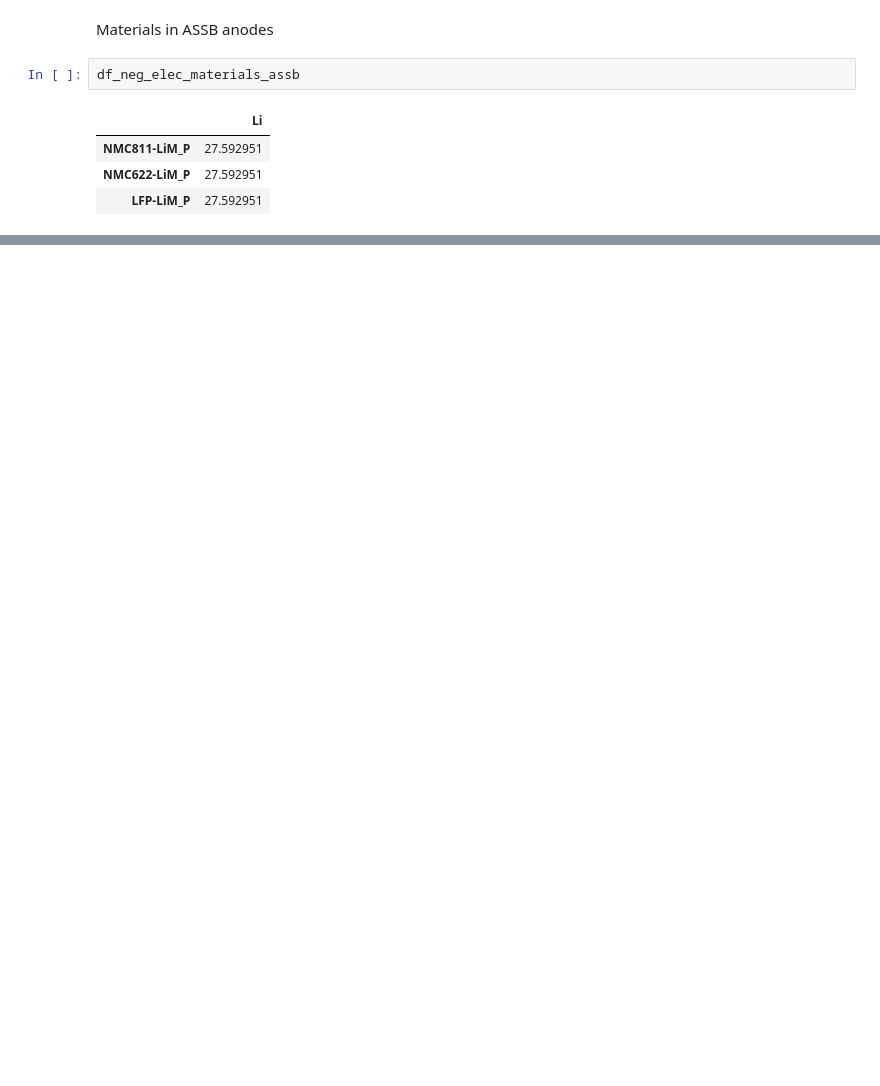
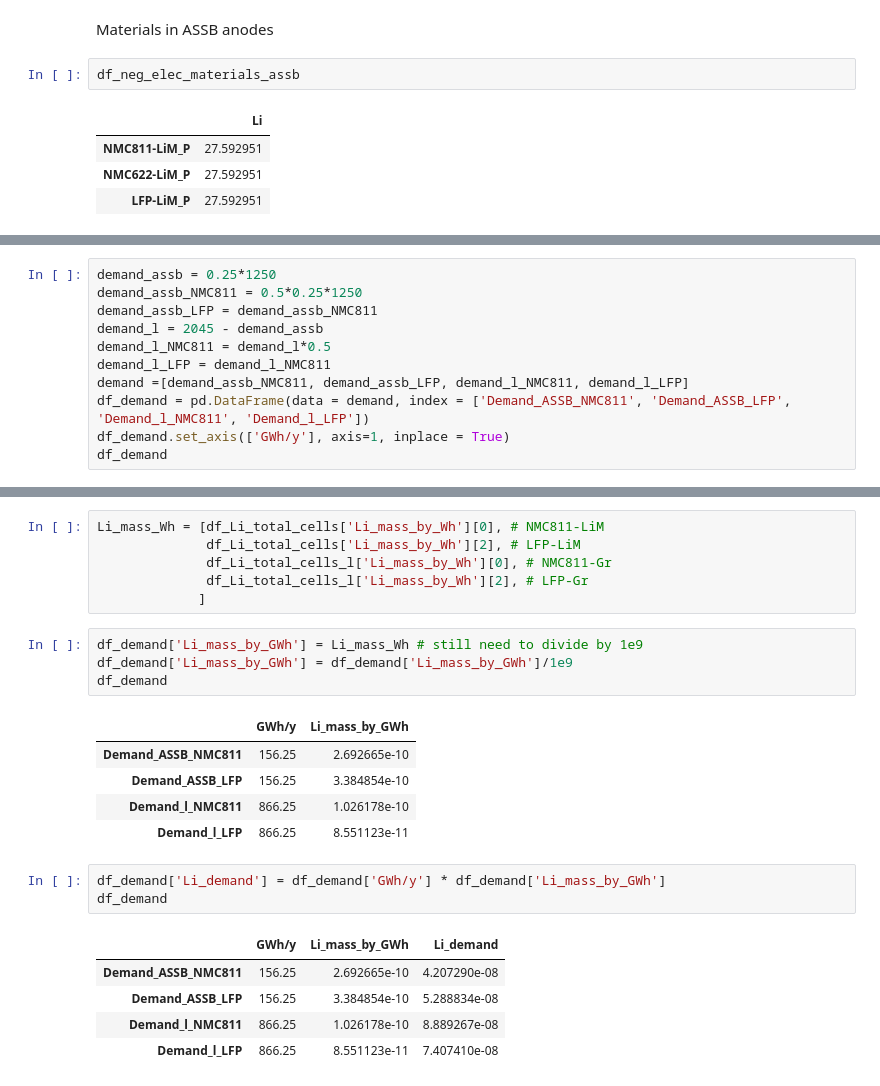
Before and after one commit to environmat/Li_content, a Jupyter notebook: Li_content_calc.ipynb, the cells around one changed output, grey strips where cells are left out. Cells and saved outputs as stored; diff of their text form; blank space fills up the shorter version.

```diff
--- a/Li_content_calc.ipynb
+++ b/Li_content_calc.ipynb
@@ -517,0 +610,11 @@ df_neg_elec_materials_assb
+# %%
+demand_assb = 0.25*1250
+demand_assb_NMC811 = 0.5*0.25*1250
+demand_assb_LFP = demand_assb_NMC811
+demand_l = 2045 - demand_assb
+demand_l_NMC811 = demand_l*0.5
+demand_l_LFP = demand_l_NMC811
+demand =[demand_assb_NMC811, demand_assb_LFP, demand_l_NMC811, demand_l_LFP]
+df_demand = pd.DataFrame(data = demand, index = ['Demand_ASSB_NMC811', 'Demand_ASSB_LFP', 'Demand_l_NMC811', 'Demand_l_LFP'])
+df_demand.set_axis(['GWh/y'], axis=1, inplace = True)
+df_demand
@@ -517,0 +627,25 @@ df_neg_elec_materials_assb
+# %%
+Li_mass_Wh = [df_Li_total_cells['Li_mass_by_Wh'][0], # NMC811-LiM
+              df_Li_total_cells['Li_mass_by_Wh'][2], # LFP-LiM
+              df_Li_total_cells_l['Li_mass_by_Wh'][0], # NMC811-Gr
+              df_Li_total_cells_l['Li_mass_by_Wh'][2], # LFP-Gr
+             ]
+# %%
+df_demand['Li_mass_by_GWh'] = Li_mass_Wh # still need to divide by 1e9
+df_demand['Li_mass_by_GWh'] = df_demand['Li_mass_by_GWh']/1e9
+df_demand
+# %% [output]
+|  | GWh/y | Li_mass_by_GWh |
+| Demand_ASSB_NMC811 | 156.25 | 2.692665e-10 |
+| Demand_ASSB_LFP | 156.25 | 3.384854e-10 |
+| Demand_l_NMC811 | 866.25 | 1.026178e-10 |
+| Demand_l_LFP | 866.25 | 8.551123e-11 |
+# %%
+df_demand['Li_demand'] = df_demand['GWh/y'] * df_demand['Li_mass_by_GWh']
+df_demand
+# %% [output]
+|  | GWh/y | Li_mass_by_GWh | Li_demand |
+| Demand_ASSB_NMC811 | 156.25 | 2.692665e-10 | 4.207290e-08 |
+| Demand_ASSB_LFP | 156.25 | 3.384854e-10 | 5.288834e-08 |
+| Demand_l_NMC811 | 866.25 | 1.026178e-10 | 8.889267e-08 |
+| Demand_l_LFP | 866.25 | 8.551123e-11 | 7.407410e-08 |
```
Also changed, not shown: parts of 24 cells of this notebook, 1 other file.
